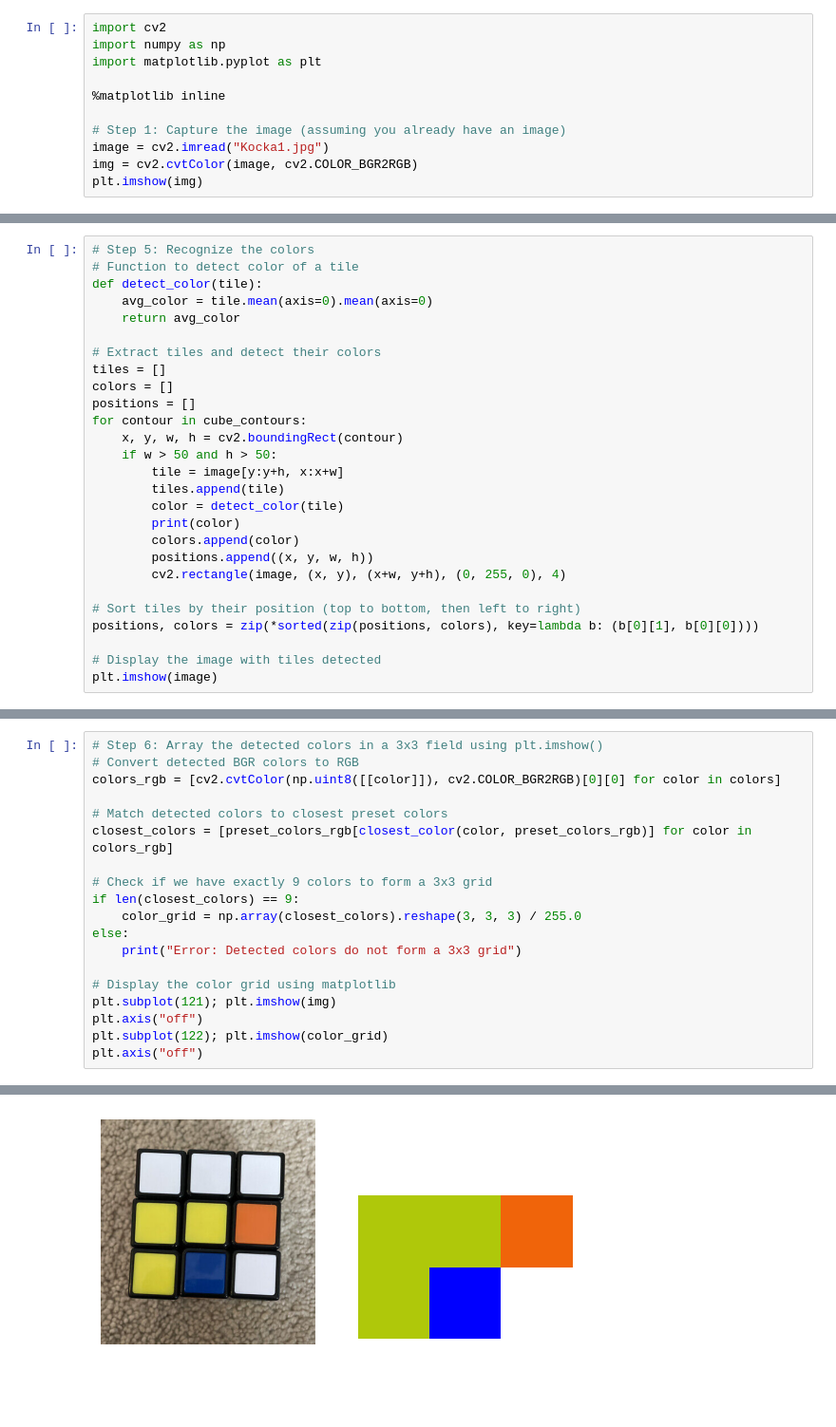
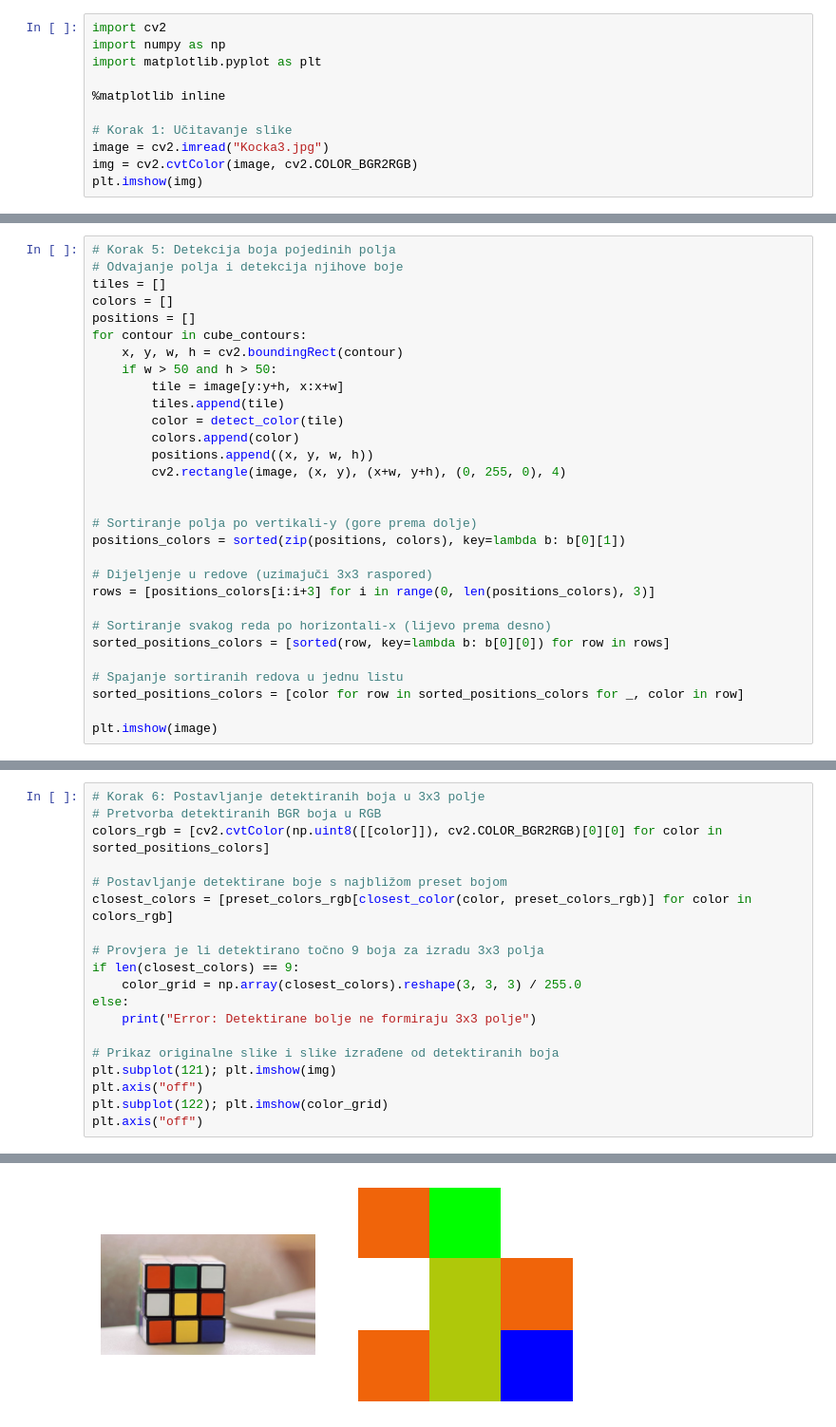
Before and after one commit to Marko1909/Racunalni_vid, a Jupyter notebook: Rubics_cube.ipynb, the cells around one changed output, grey strips where cells are left out. Shown: that part at 95% size. Saved outputs shown, nothing was run; the diff lists cells and outputs as text; blank space fills up the shorter version.

```diff
--- a/Rubics_cube.ipynb
+++ b/Rubics_cube.ipynb
@@ -5,8 +5,8 @@ import matplotlib.pyplot as plt
 
 %matplotlib inline
 
-# Step 1: Capture the image (assuming you already have an image)
-image = cv2.imread("Kocka1.jpg")
+# Korak 1: Učitavanje slike
+image = cv2.imread("Kocka3.jpg")
 img = cv2.cvtColor(image, cv2.COLOR_BGR2RGB)
 plt.imshow(img)
 # %% [output]
@@ -110,11 +114,6 @@ plt.imshow(filtered_contour_img)
 # %%
-# Step 5: Recognize the colors
-# Function to detect color of a tile
-def detect_color(tile):
-    avg_color = tile.mean(axis=0).mean(axis=0)
-    return avg_color
-
-# Extract tiles and detect their colors
+# Korak 5: Detekcija boja pojedinih polja
+# Odvajanje polja i detekcija njihove boje
 tiles = []
 colors = []
 positions = []
@@ -124,14 +123,22 @@ for contour in cube_contours:
         tile = image[y:y+h, x:x+w]
         tiles.append(tile)
         color = detect_color(tile)
-        print(color)
         colors.append(color)
         positions.append((x, y, w, h))
         cv2.rectangle(image, (x, y), (x+w, y+h), (0, 255, 0), 4)
 
-# Sort tiles by their position (top to bottom, then left to right)
-positions, colors = zip(*sorted(zip(positions, colors), key=lambda b: (b[0][1], b[0][0])))
 
-# Display the image with tiles detected
+# Sortiranje polja po vertikali-y (gore prema dolje)
+positions_colors = sorted(zip(positions, colors), key=lambda b: b[0][1])
+
+# Dijeljenje u redove (uzimajuči 3x3 raspored)
+rows = [positions_colors[i:i+3] for i in range(0, len(positions_colors), 3)]
+
+# Sortiranje svakog reda po horizontali-x (lijevo prema desno)
+sorted_positions_colors = [sorted(row, key=lambda b: b[0][0]) for row in rows]
+
+# Spajanje sortiranih redova u jednu listu
+sorted_positions_colors = [color for row in sorted_positions_colors for _, color in row]
+
 plt.imshow(image)
 # %% [output]
@@ -149,22 +147,22 @@ plt.imshow(image)
 # %%
-# Step 6: Array the detected colors in a 3x3 field using plt.imshow()
-# Convert detected BGR colors to RGB
-colors_rgb = [cv2.cvtColor(np.uint8([[color]]), cv2.COLOR_BGR2RGB)[0][0] for color in colors]
+# Korak 6: Postavljanje detektiranih boja u 3x3 polje
+# Pretvorba detektiranih BGR boja u RGB
+colors_rgb = [cv2.cvtColor(np.uint8([[color]]), cv2.COLOR_BGR2RGB)[0][0] for color in sorted_positions_colors]
 
-# Match detected colors to closest preset colors
+# Postavljanje detektirane boje s najbližom preset bojom
 closest_colors = [preset_colors_rgb[closest_color(color, preset_colors_rgb)] for color in colors_rgb]
 
-# Check if we have exactly 9 colors to form a 3x3 grid
+# Provjera je li detektirano točno 9 boja za izradu 3x3 polja
 if len(closest_colors) == 9:
     color_grid = np.array(closest_colors).reshape(3, 3, 3) / 255.0
 else:
-    print("Error: Detected colors do not form a 3x3 grid")
+    print("Error: Detektirane bolje ne formiraju 3x3 polje")
 
-# Display the color grid using matplotlib
+# Prikaz originalne slike i slike izrađene od detektiranih boja
 plt.subplot(121); plt.imshow(img)
 plt.axis("off")
 plt.subplot(122); plt.imshow(color_grid)
 plt.axis("off")
 # %% [output]
 (-0.5, 2.5, 2.5, -0.5)
-[figure, old version]
+[figure, new version]
```
Also changed, not shown: parts of 6 cells of this notebook.
